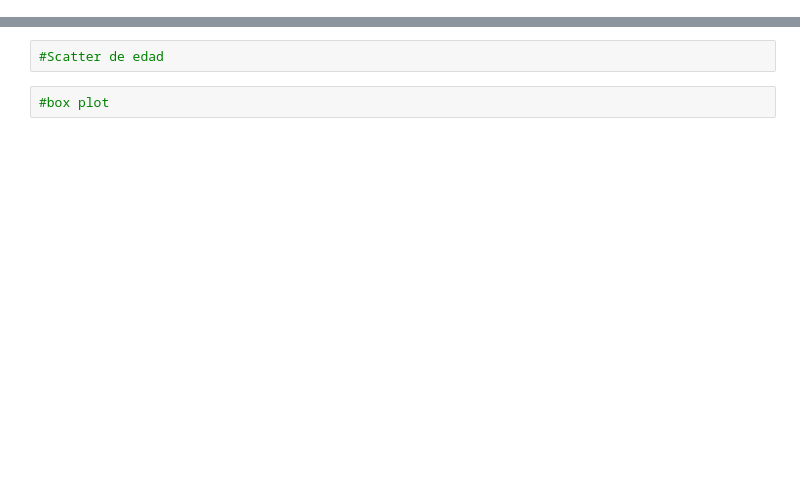
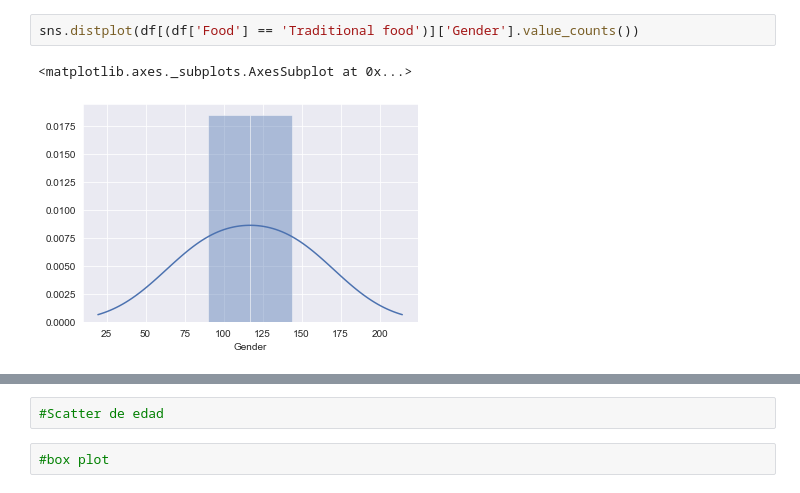
Before and after one commit to patricrp/pandasbasics, a Jupyter notebook: Visualization/Medium/Data Visualization con pandas y seaborn.ipynb, the cells around one changed output, grey strips where cells are left out. Cells and saved outputs as stored; diff of their text form; blank space fills up the shorter version.

```diff
--- a/Visualization/Medium/Data Visualization con pandas y seaborn.ipynb
+++ b/Visualization/Medium/Data Visualization con pandas y seaborn.ipynb
@@ -69,3 +92,8 @@ ax = sns.barplot(x='Food', y='Age', hue='Gender', data=df)
+# %%
+sns.distplot(df[(df['Food'] == 'Traditional food')]['Gender'].value_counts())
+# %% [output]
+<matplotlib.axes._subplots.AxesSubplot at 0x...>
+[figure, added]
 # %%
 sns.kdeplot(data=df['Age'], shade=True)
 # %% [output]
```
Also changed, not shown: parts of 16 cells of this notebook.
